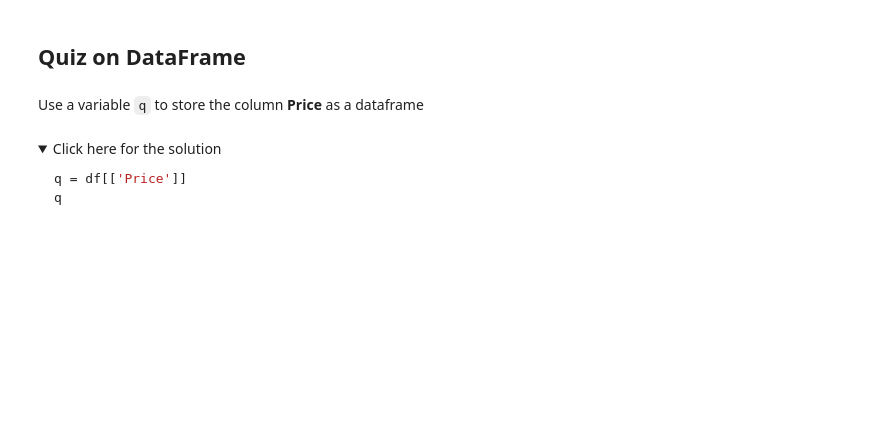
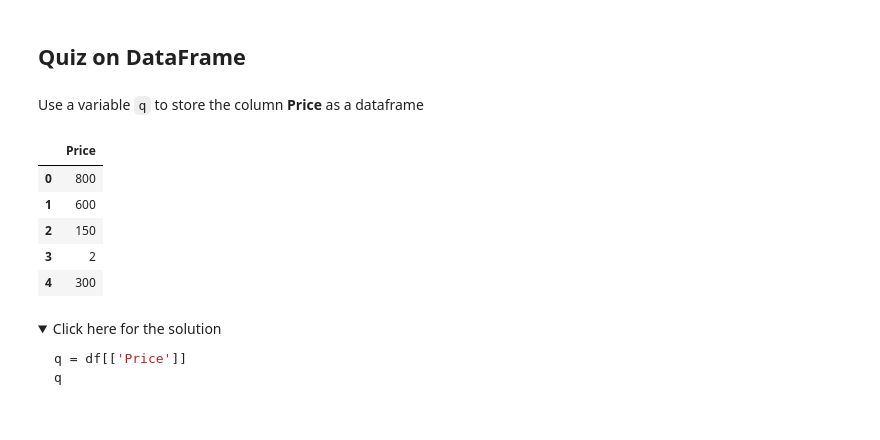
Before and after one commit to wetlandscapes/py4ds, a Jupyter notebook: notebooks/module_4/4-LoadData.ipynb, the cells around one changed output. Cells and saved outputs as stored; diff of their text form; code cells hidden in the pictures; folded sections open; blank space fills up the shorter version.

```diff
--- a/notebooks/module_4/4-LoadData.ipynb
+++ b/notebooks/module_4/4-LoadData.ipynb
@@ -281,6 +304,15 @@ df.loc[0:2, 'OrderID':'Category']
 Use a variable <code>q</code> to store the column <b>Price</b> as a dataframe
 # %%
 # Write your code below and press Shift+Enter to execute
+q = df[['Price']]
+q
+# %% [output]
+|  | Price |
+| 0 | 800 |
+| 1 | 600 |
+| 2 | 150 |
+| 3 | 2 |
+| 4 | 300 |
 # %% [markdown]
 <details><summary>Click here for the solution</summary>
 
```
Also changed, not shown: parts of 7 cells of this notebook, 4 other files.
